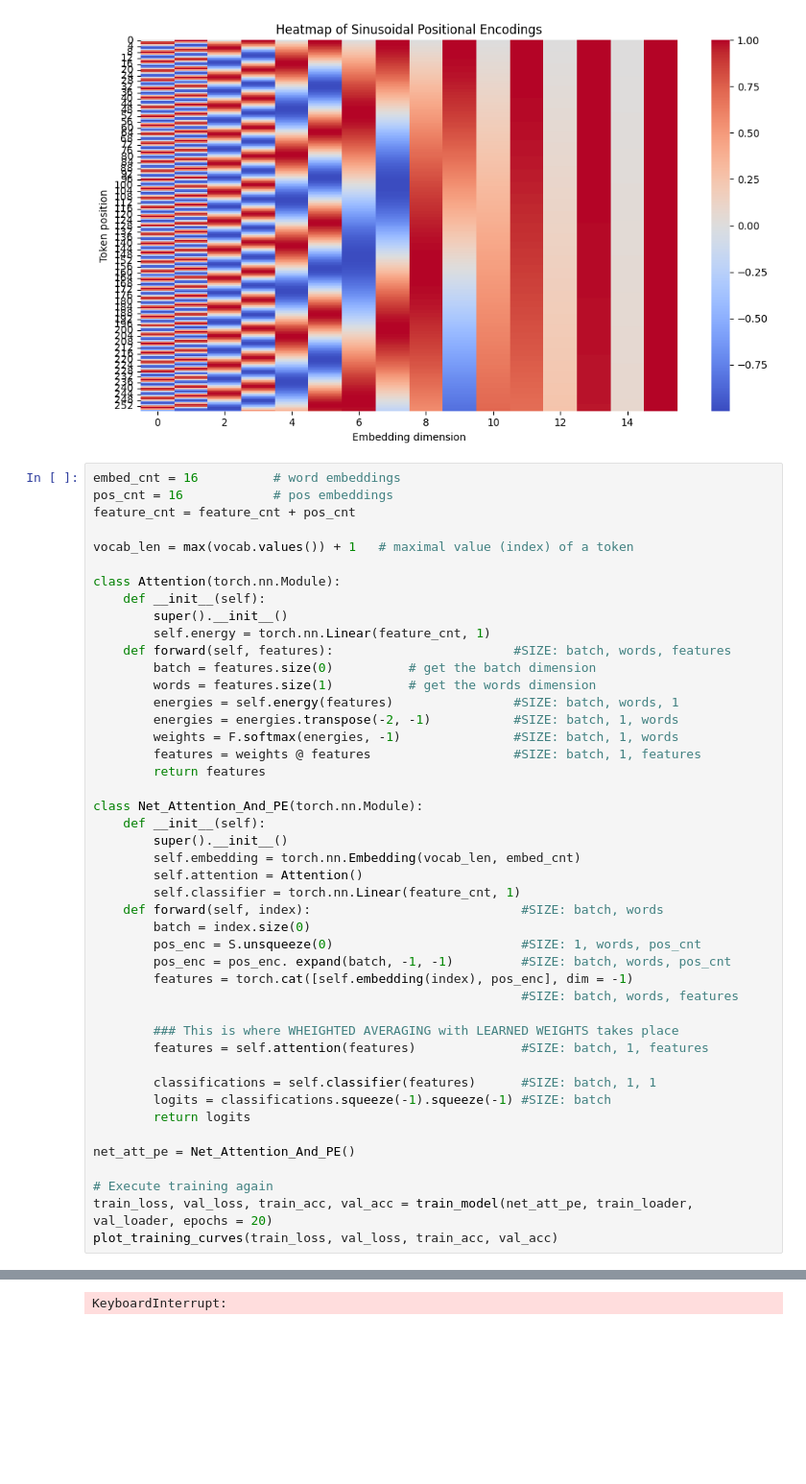
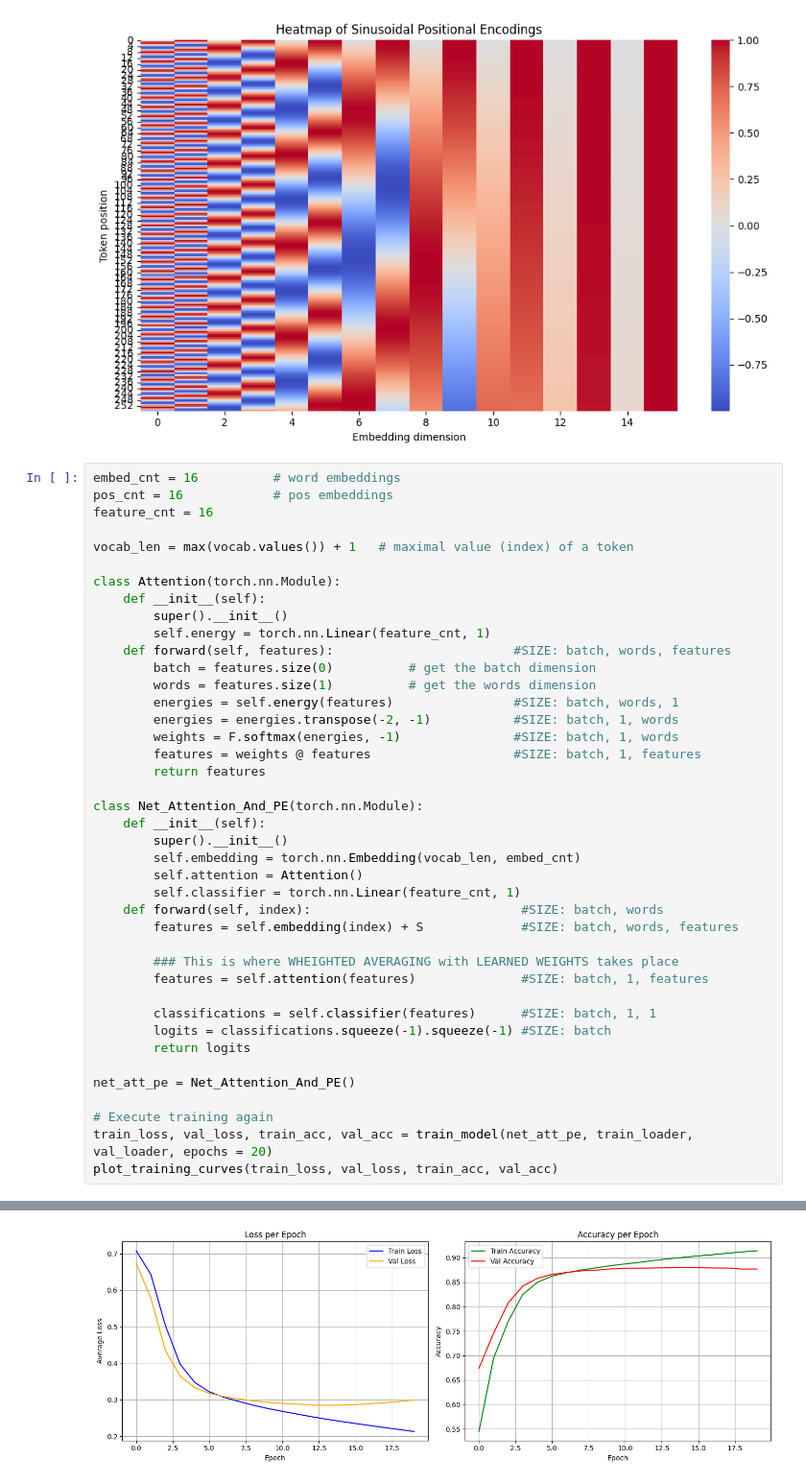
Before and after one commit to roguxivlo/Machine-Learning-2024, a Jupyter notebook: Lab12_nlp-introduction.ipynb, the cells around one changed output, grey strips where cells are left out. Shown at 96% size. Saved outputs shown, nothing was run; the diff lists cells and outputs as text; blank space fills up the shorter version.

```diff
--- a/Lab12_nlp-introduction.ipynb
+++ b/Lab12_nlp-introduction.ipynb
@@ -838,7 +837,7 @@ plt.show()
 # %%
 embed_cnt = 16          # word embeddings
 pos_cnt = 16            # pos embeddings
-feature_cnt = feature_cnt + pos_cnt
+feature_cnt = 16
 
 vocab_len = max(vocab.values()) + 1   # maximal value (index) of a token
 
@@ -862,11 +861,7 @@ class Net_Attention_And_PE(torch.nn.Module):
         self.attention = Attention()
         self.classifier = torch.nn.Linear(feature_cnt, 1)
     def forward(self, index):                            #SIZE: batch, words
-        batch = index.size(0)
-        pos_enc = S.unsqueeze(0)                         #SIZE: 1, words, pos_cnt
-        pos_enc = pos_enc. expand(batch, -1, -1)         #SIZE: batch, words, pos_cnt
-        features = torch.cat([self.embedding(index), pos_enc], dim = -1)
-                                                         #SIZE: batch, words, features
+        features = self.embedding(index) + S             #SIZE: batch, words, features
 
         ### This is where WHEIGHTED AVERAGING with LEARNED WEIGHTS takes place
         features = self.attention(features)              #SIZE: batch, 1, features
@@ -890,4 +883,4 @@ Epoch 040 | Train Loss: 0.1188, Acc: 0.9573 | Val Loss: 0.6014, Acc: 0.8436
-KeyboardInterrupt:
+[figure, added]
 # %%
 embed_cnt = 16          # word embeddings
 pos_cnt = 16             # pos embeddings
```
Also changed, not shown: parts of 4 cells of this notebook.
